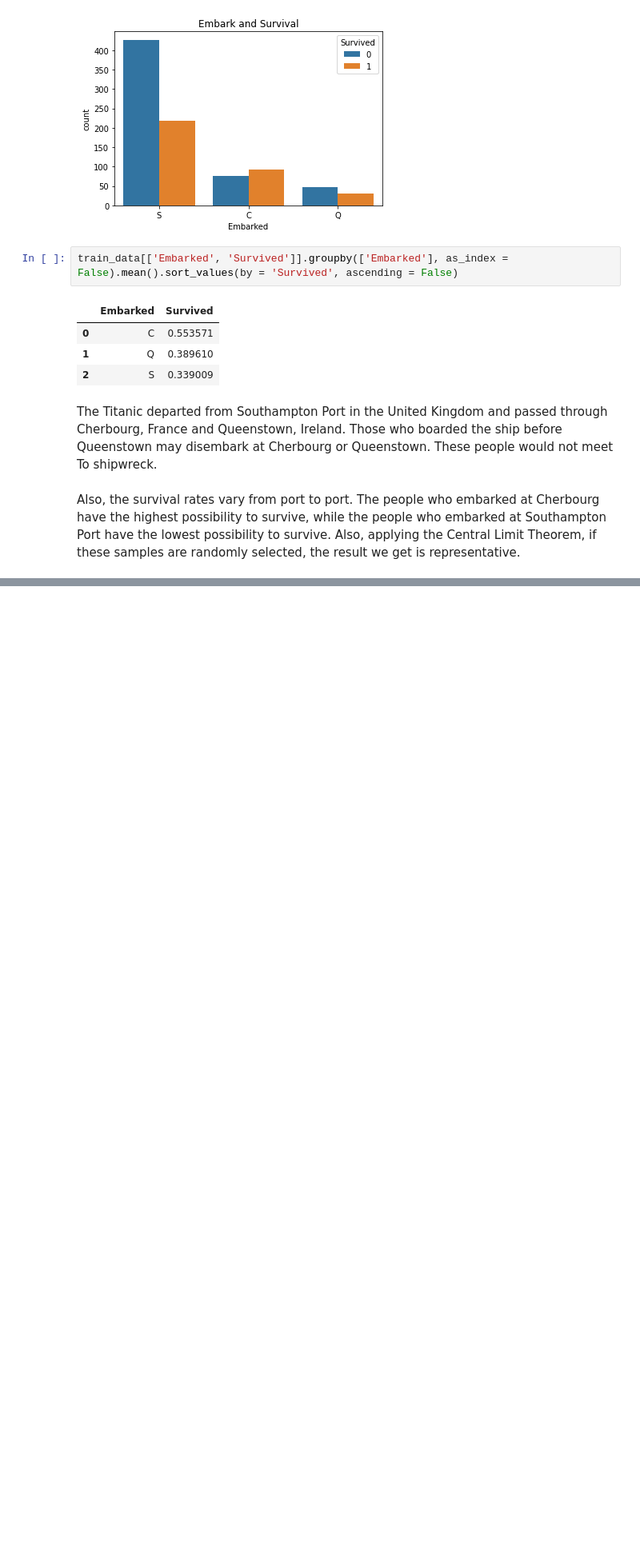
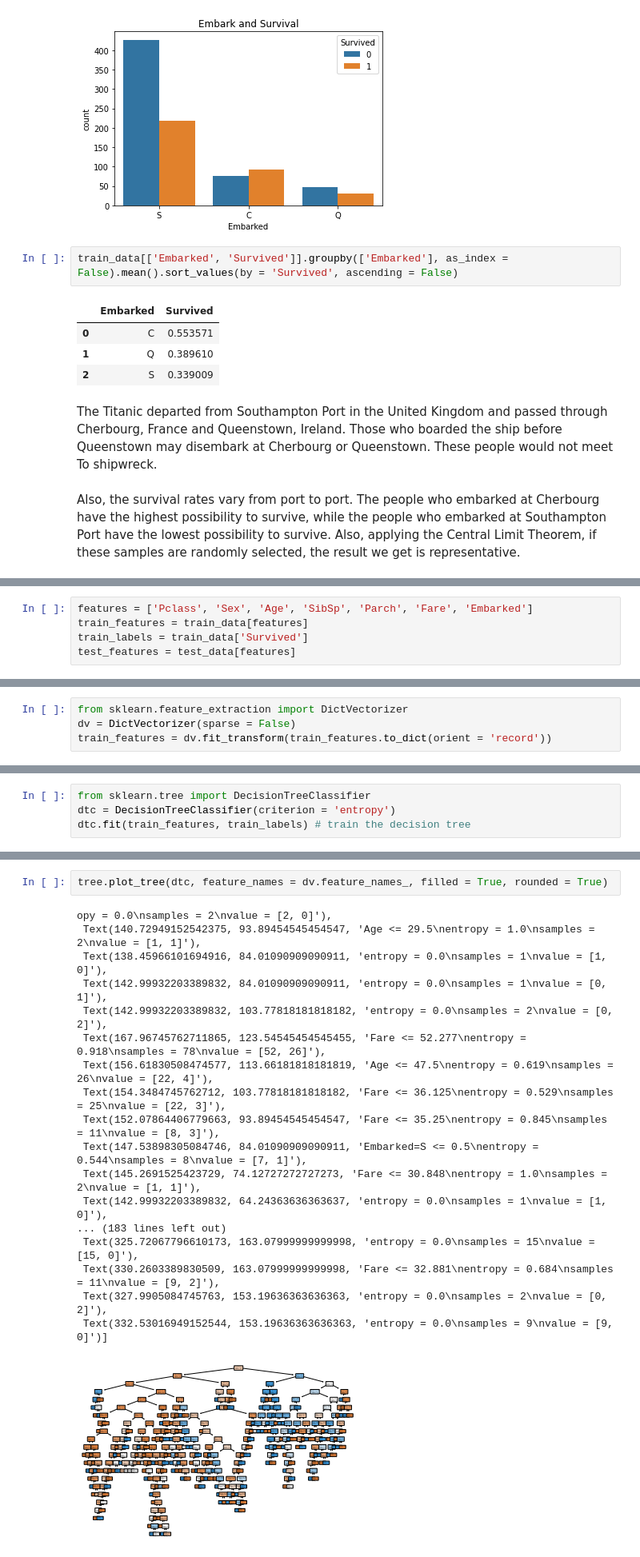
Before and after one commit to immmjack/Titanic-Survival-Prediction, a Jupyter notebook: titanic.ipynb, the cells around one changed output, grey strips where cells are left out. Shown at 80% size. Drawn from its saved outputs; the diff is of its cells as text; blank space fills up the shorter version.

Commit message:
my  first submission via decision tree

```diff
--- a/titanic.ipynb
+++ b/titanic.ipynb
@@ -586,0 +694,5 @@ X_test = test_data.drop('PassengerId', axis = 1).copy()
+# %%
+features = ['Pclass', 'Sex', 'Age', 'SibSp', 'Parch', 'Fare', 'Embarked']
+train_features = train_data[features]
+train_labels = train_data['Survived']
+test_features = test_data[features]
@@ -586,0 +748,4 @@ X_test = test_data.drop('PassengerId', axis = 1).copy()
+# %%
+from sklearn.feature_extraction import DictVectorizer
+dv = DictVectorizer(sparse = False)
+train_features = dv.fit_transform(train_features.to_dict(orient = 'record'))
@@ -586,0 +769,4 @@ X_test = test_data.drop('PassengerId', axis = 1).copy()
+# %%
+from sklearn.tree import DecisionTreeClassifier
+dtc = DecisionTreeClassifier(criterion = 'entropy')
+dtc.fit(train_features, train_labels) # train the decision tree
@@ -586,0 +839,21 @@ X_test = test_data.drop('PassengerId', axis = 1).copy()
+# %%
+tree.plot_tree(dtc, feature_names = dv.feature_names_, filled = True, rounded = True)
+# %% [output]
+opy = 0.0\nsamples = 2\nvalue = [2, 0]'),
+ Text(140.72949152542375, 93.89454545454547, 'Age <= 29.5\nentropy = 1.0\nsamples = 2\nvalue = [1, 1]'),
+ Text(138.45966101694916, 84.01090909090911, 'entropy = 0.0\nsamples = 1\nvalue = [1, 0]'),
+ Text(142.99932203389832, 84.01090909090911, 'entropy = 0.0\nsamples = 1\nvalue = [0, 1]'),
+ Text(142.99932203389832, 103.77818181818182, 'entropy = 0.0\nsamples = 2\nvalue = [0, 2]'),
+ Text(167.96745762711865, 123.54545454545455, 'Fare <= 52.277\nentropy = 0.918\nsamples = 78\nvalue = [52, 26]'),
+ Text(156.61830508474577, 113.66181818181819, 'Age <= 47.5\nentropy = 0.619\nsamples = 26\nvalue = [22, 4]'),
+ Text(154.3484745762712, 103.77818181818182, 'Fare <= 36.125\nentropy = 0.529\nsamples = 25\nvalue = [22, 3]'),
+ Text(152.07864406779663, 93.89454545454547, 'Fare <= 35.25\nentropy = 0.845\nsamples = 11\nvalue = [8, 3]'),
+ Text(147.53898305084746, 84.01090909090911, 'Embarked=S <= 0.5\nentropy = 0.544\nsamples = 8\nvalue = [7, 1]'),
+ Text(145.2691525423729, 74.12727272727273, 'Fare <= 30.848\nentropy = 1.0\nsamples = 2\nvalue = [1, 1]'),
+ Text(142.99932203389832, 64.24363636363637, 'entropy = 0.0\nsamples = 1\nvalue = [1, 0]'),
+... (183 lines left out)
+ Text(325.72067796610173, 163.07999999999998, 'entropy = 0.0\nsamples = 15\nvalue = [15, 0]'),
+ Text(330.2603389830509, 163.07999999999998, 'Fare <= 32.881\nentropy = 0.684\nsamples = 11\nvalue = [9, 2]'),
+ Text(327.9905084745763, 153.19636363636363, 'entropy = 0.0\nsamples = 2\nvalue = [0, 2]'),
+ Text(332.53016949152544, 153.19636363636363, 'entropy = 0.0\nsamples = 9\nvalue = [9, 0]')]
+[figure, added]
```
Also changed, not shown: parts of 41 cells of this notebook, 3 other files.
